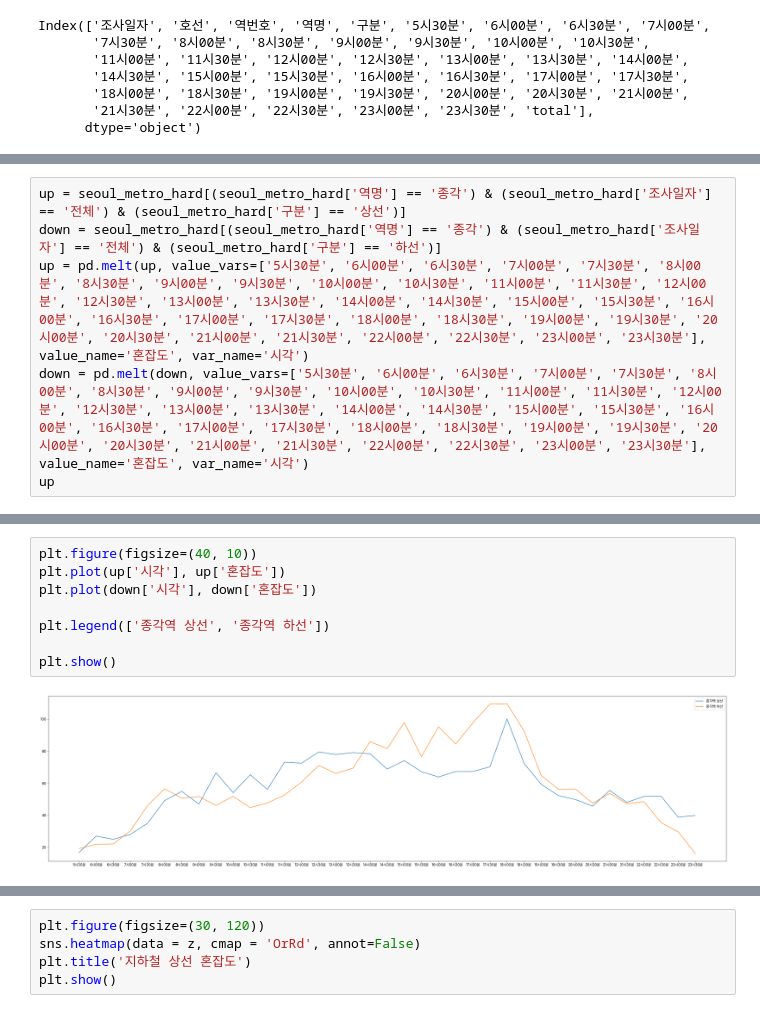
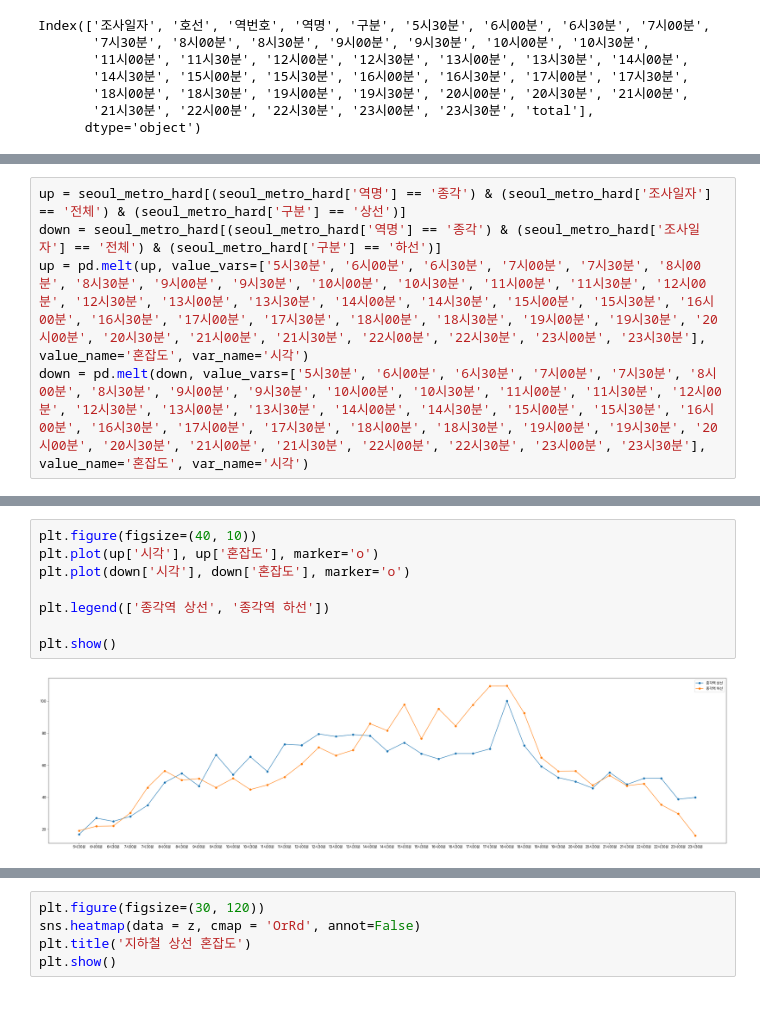
Before and after one commit to alswn8268/DataAnalysis, a Jupyter notebook: data_Analysis_Project_metro.ipynb, the cells around one changed output, grey strips where cells are left out. Cells and saved outputs as stored; diff of their text form.

```diff
--- a/data_Analysis_Project_metro.ipynb
+++ b/data_Analysis_Project_metro.ipynb
@@ -160,4 +167,3 @@ up = seoul_metro_hard[(seoul_metro_hard['역명'] == '종각') & (seoul_metro_ha
 down = seoul_metro_hard[(seoul_metro_hard['역명'] == '종각') & (seoul_metro_hard['조사일자'] == '전체') & (seoul_metro_hard['구분'] == '하선')]
 up = pd.melt(up, value_vars=['5시30분', '6시00분', '6시30분', '7시00분', '7시30분', '8시00분', '8시30분', '9시00분', '9시30분', '10시00분', '10시30분', '11시00분', '11시30분', '12시00분', '12시30분', '13시00분', '13시30분', '14시00분', '14시30분', '15시00분', '15시30분', '16시00분', '16시30분', '17시00분', '17시30분', '18시00분', '18시30분', '19시00분', '19시30분', '20시00분', '20시30분', '21시00분', '21시30분', '22시00분', '22시30분', '23시00분', '23시30분'], value_name='혼잡도', var_name='시각')
 down = pd.melt(down, value_vars=['5시30분', '6시00분', '6시30분', '7시00분', '7시30분', '8시00분', '8시30분', '9시00분', '9시30분', '10시00분', '10시30분', '11시00분', '11시30분', '12시00분', '12시30분', '13시00분', '13시30분', '14시00분', '14시30분', '15시00분', '15시30분', '16시00분', '16시30분', '17시00분', '17시30분', '18시00분', '18시30분', '19시00분', '19시30분', '20시00분', '20시30분', '21시00분', '21시30분', '22시00분', '22시30분', '23시00분', '23시30분'], value_name='혼잡도', var_name='시각')
-up
@@ -182,10 +170,10 @@ up
 # %%
 plt.figure(figsize=(40, 10))
-plt.plot(up['시각'], up['혼잡도'])
-plt.plot(down['시각'], down['혼잡도'])
+plt.plot(up['시각'], up['혼잡도'], marker='o')
+plt.plot(down['시각'], down['혼잡도'], marker='o')
 
 plt.legend(['종각역 상선', '종각역 하선'])
 
 plt.show()
 # %% [output]
-[figure, old version]
+[figure, new version]
```
Also changed, not shown: parts of 6 cells of this notebook.
